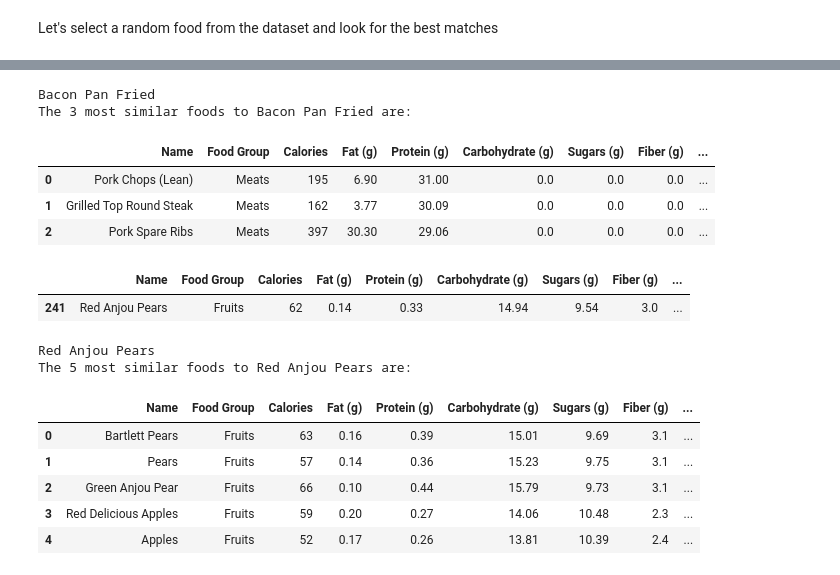
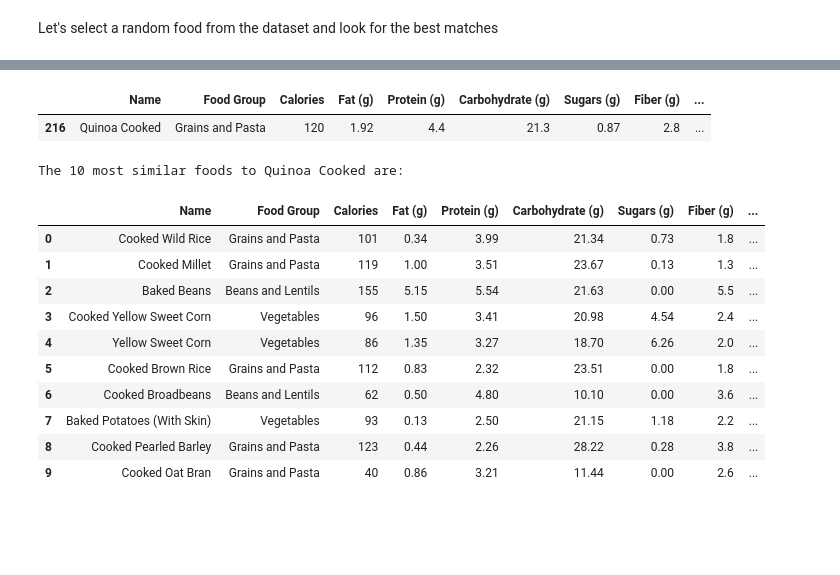
Before and after one commit to kauber/Food_Analysis, a Jupyter notebook: 03_Food_Analysis_Substitute_Recommender.ipynb, the cells around one changed output, grey strips where cells are left out. Saved outputs shown, nothing was run; the diff lists cells and outputs as text; code cells hidden in the pictures; blank space fills up the shorter version.

```diff
--- a/03_Food_Analysis_Substitute_Recommender.ipynb
+++ b/03_Food_Analysis_Substitute_Recommender.ipynb
@@ -283,25 +253,20 @@ def food_substitute_recommender_m(food_name: str, food_data: pd.DataFrame, top_m
-# %%
-food_substitute_recommender_m('Bacon (Pan-Fried)', food_data, 3)
-# %% [output]
-Bacon Pan Fried
-The 3 most similar foods to Bacon Pan Fried are:
-|  | Name | Food Group | Calories | Fat (g) | Protein (g) | Carbohydrate (g) | Sugars (g) | Fiber (g) | ... |
-| 0 | Pork Chops (Lean) | Meats | 195 | 6.90 | 31.00 | 0.0 | 0.0 | 0.0 | ... |
-| 1 | Grilled Top Round Steak | Meats | 162 | 3.77 | 30.09 | 0.0 | 0.0 | 0.0 | ... |
-| 2 | Pork Spare Ribs | Meats | 397 | 30.30 | 29.06 | 0.0 | 0.0 | 0.0 | ... |
-# %%
-food_data.sample(1)
-# %% [output]
-|  | Name | Food Group | Calories | Fat (g) | Protein (g) | Carbohydrate (g) | Sugars (g) | Fiber (g) | ... |
-| 241 | Red Anjou Pears | Fruits | 62 | 0.14 | 0.33 | 14.94 | 9.54 | 3.0 | ... |
-# %%
-food_substitute_recommender_m('Red Anjou Pears', food_data, 5)
-# %% [output]
-Red Anjou Pears
-The 5 most similar foods to Red Anjou Pears are:
-|  | Name | Food Group | Calories | Fat (g) | Protein (g) | Carbohydrate (g) | Sugars (g) | Fiber (g) | ... |
-| 0 | Bartlett Pears | Fruits | 63 | 0.16 | 0.39 | 15.01 | 9.69 | 3.1 | ... |
-| 1 | Pears | Fruits | 57 | 0.14 | 0.36 | 15.23 | 9.75 | 3.1 | ... |
-| 2 | Green Anjou Pear | Fruits | 66 | 0.10 | 0.44 | 15.79 | 9.73 | 3.1 | ... |
-| 3 | Red Delicious Apples | Fruits | 59 | 0.20 | 0.27 | 14.06 | 10.48 | 2.3 | ... |
-| 4 | Apples | Fruits | 52 | 0.17 | 0.26 | 13.81 | 10.39 | 2.4 | ... |
+# %%
+food_data.sample(1)
+# %% [output]
+|  | Name | Food Group | Calories | Fat (g) | Protein (g) | Carbohydrate (g) | Sugars (g) | Fiber (g) | ... |
+| 216 | Quinoa Cooked | Grains and Pasta | 120 | 1.92 | 4.4 | 21.3 | 0.87 | 2.8 | ... |
+# %%
+food_substitute_recommender('Quinoa Cooked',food_data,10)
+# %% [output]
+The 10 most similar foods to Quinoa Cooked are:
+|  | Name | Food Group | Calories | Fat (g) | Protein (g) | Carbohydrate (g) | Sugars (g) | Fiber (g) | ... |
+| 0 | Cooked Wild Rice | Grains and Pasta | 101 | 0.34 | 3.99 | 21.34 | 0.73 | 1.8 | ... |
+| 1 | Cooked Millet | Grains and Pasta | 119 | 1.00 | 3.51 | 23.67 | 0.13 | 1.3 | ... |
+| 2 | Baked Beans | Beans and Lentils | 155 | 5.15 | 5.54 | 21.63 | 0.00 | 5.5 | ... |
+| 3 | Cooked Yellow Sweet Corn | Vegetables | 96 | 1.50 | 3.41 | 20.98 | 4.54 | 2.4 | ... |
+| 4 | Yellow Sweet Corn | Vegetables | 86 | 1.35 | 3.27 | 18.70 | 6.26 | 2.0 | ... |
+| 5 | Cooked Brown Rice | Grains and Pasta | 112 | 0.83 | 2.32 | 23.51 | 0.00 | 1.8 | ... |
+| 6 | Cooked Broadbeans | Beans and Lentils | 62 | 0.50 | 4.80 | 10.10 | 0.00 | 3.6 | ... |
+| 7 | Baked Potatoes (With Skin) | Vegetables | 93 | 0.13 | 2.50 | 21.15 | 1.18 | 2.2 | ... |
+| 8 | Cooked Pearled Barley | Grains and Pasta | 123 | 0.44 | 2.26 | 28.22 | 0.28 | 3.8 | ... |
+| 9 | Cooked Oat Bran | Grains and Pasta | 40 | 0.86 | 3.21 | 11.44 | 0.00 | 2.6 | ... |
```
Also changed, not shown: parts of 11 cells of this notebook, 1 other file.
